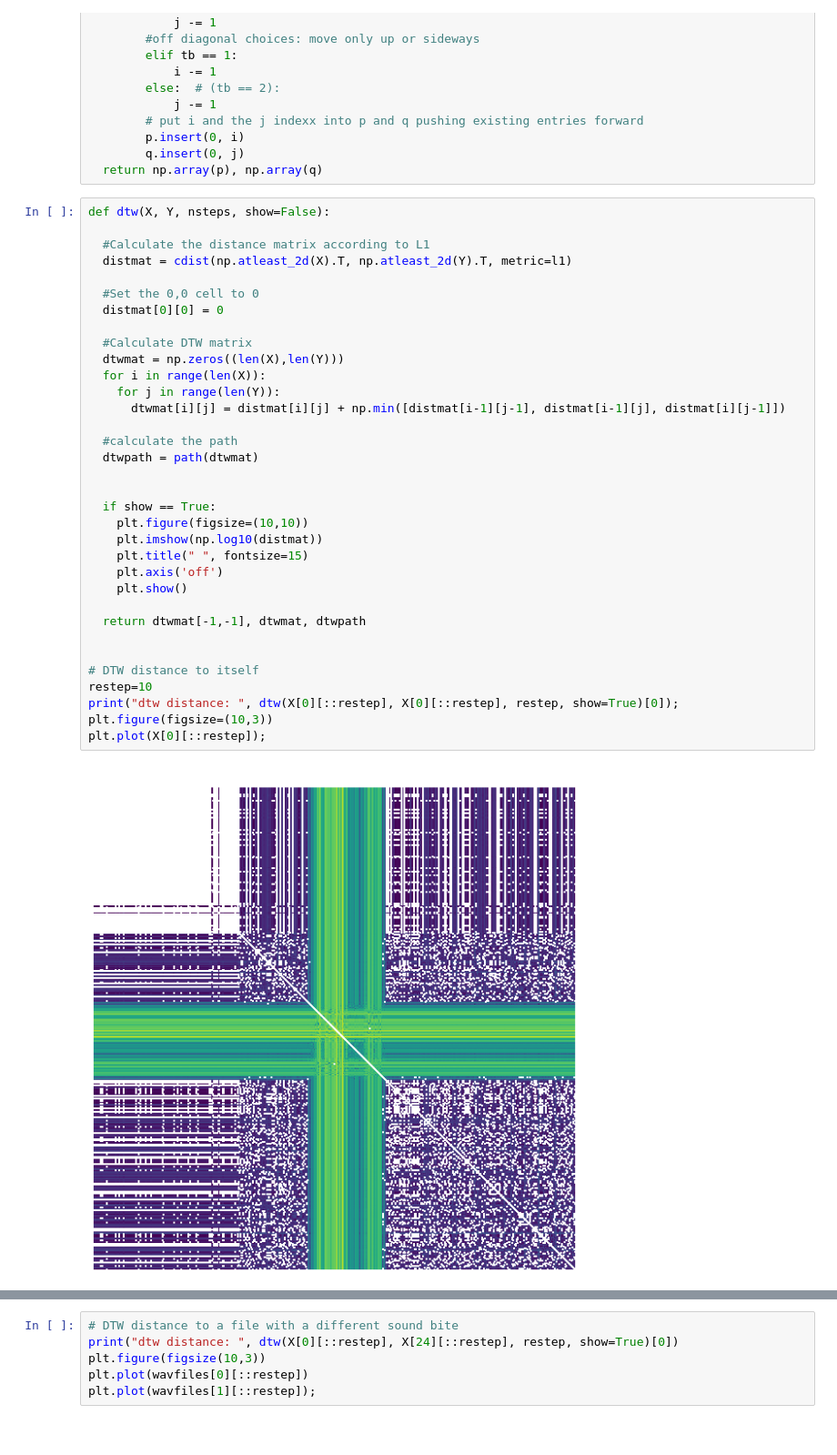
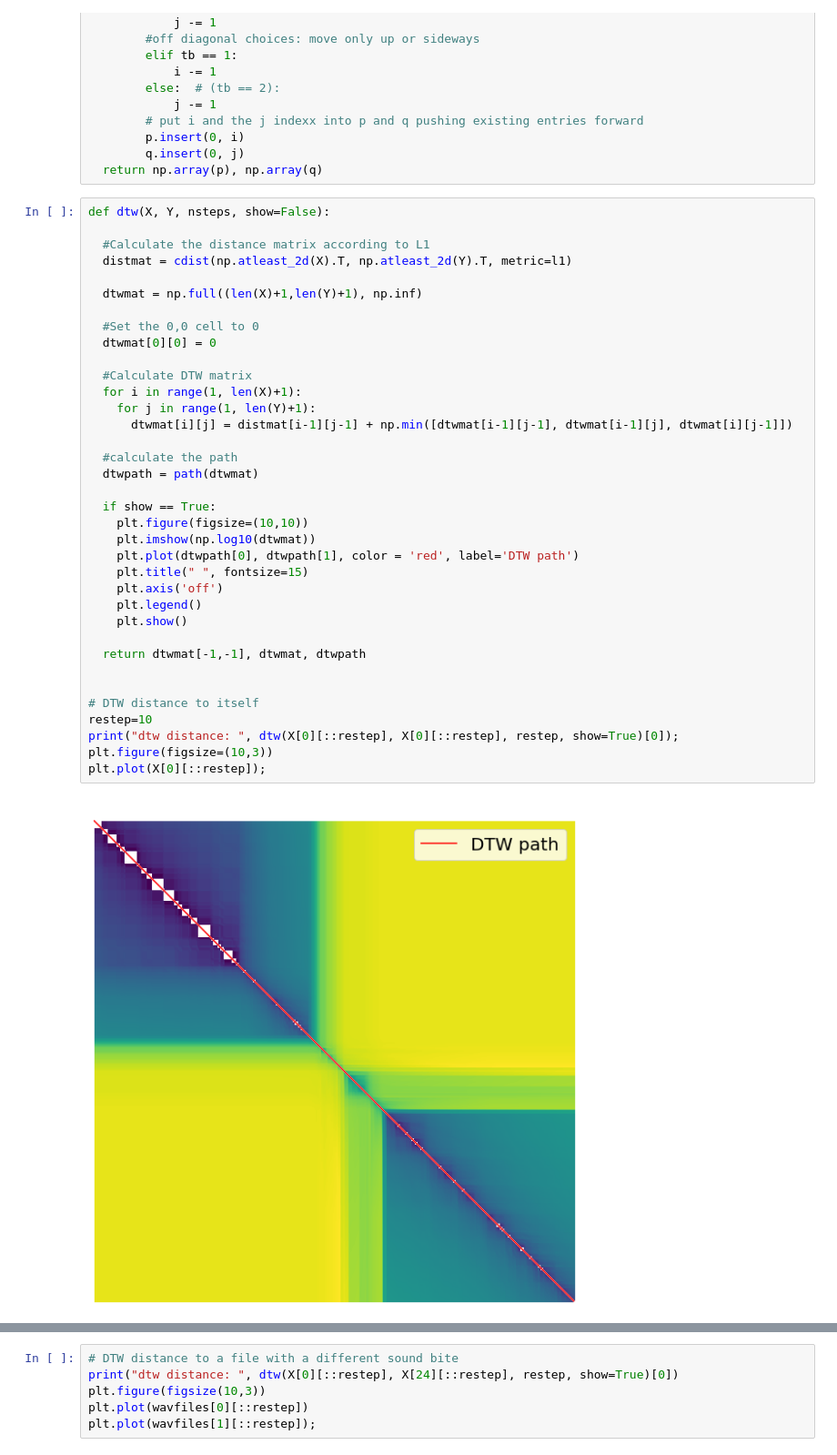
Before and after one commit to RileyWClarke/MLTSA_RCLARKE, a Jupyter notebook: HW7/mltsa_hw7_rclarke.ipynb, the cells around one changed output, grey strips where cells are left out. Shown at 91% size. Drawn from its saved outputs; the diff is of its cells as text.

```diff
--- a/HW7/mltsa_hw7_rclarke.ipynb
+++ b/HW7/mltsa_hw7_rclarke.ipynb
@@ -350,39 +350,41 @@ def path(DTWm):
 # %%
 def dtw(X, Y, nsteps, show=False):
 
   #Calculate the distance matrix according to L1
   distmat = cdist(np.atleast_2d(X).T, np.atleast_2d(Y).T, metric=l1)
 
+  dtwmat = np.full((len(X)+1,len(Y)+1), np.inf)
+
   #Set the 0,0 cell to 0
-  distmat[0][0] = 0
+  dtwmat[0][0] = 0
 
   #Calculate DTW matrix
-  dtwmat = np.zeros((len(X),len(Y)))
-  for i in range(len(X)):
-    for j in range(len(Y)):
-      dtwmat[i][j] = distmat[i][j] + np.min([distmat[i-1][j-1], distmat[i-1][j], distmat[i][j-1]])
+  for i in range(1, len(X)+1):
+    for j in range(1, len(Y)+1):
+      dtwmat[i][j] = distmat[i-1][j-1] + np.min([dtwmat[i-1][j-1], dtwmat[i-1][j], dtwmat[i][j-1]])
 
   #calculate the path
   dtwpath = path(dtwmat)
 
-
   if show == True:
     plt.figure(figsize=(10,10))
-    plt.imshow(np.log10(distmat))
+    plt.imshow(np.log10(dtwmat))
+    plt.plot(dtwpath[0], dtwpath[1], color = 'red', label='DTW path')
     plt.title(" ", fontsize=15)
     plt.axis('off')
+    plt.legend()
     plt.show()
 
   return dtwmat[-1,-1], dtwmat, dtwpath
 
 
 # DTW distance to itself
 restep=10
 print("dtw distance: ", dtw(X[0][::restep], X[0][::restep], restep, show=True)[0]);
 plt.figure(figsize=(10,3))
 plt.plot(X[0][::restep]);
 # %% [output]
-[figure, old version]
+[figure, new version]
 dtw distance:  0.0
 [figure]
 # %%
```
Also changed, not shown: parts of 5 cells of this notebook.
